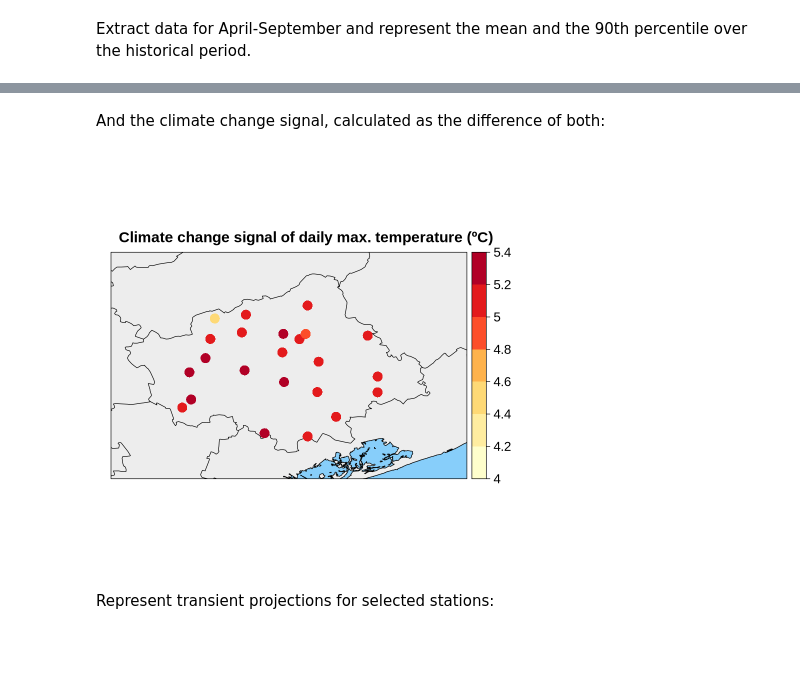
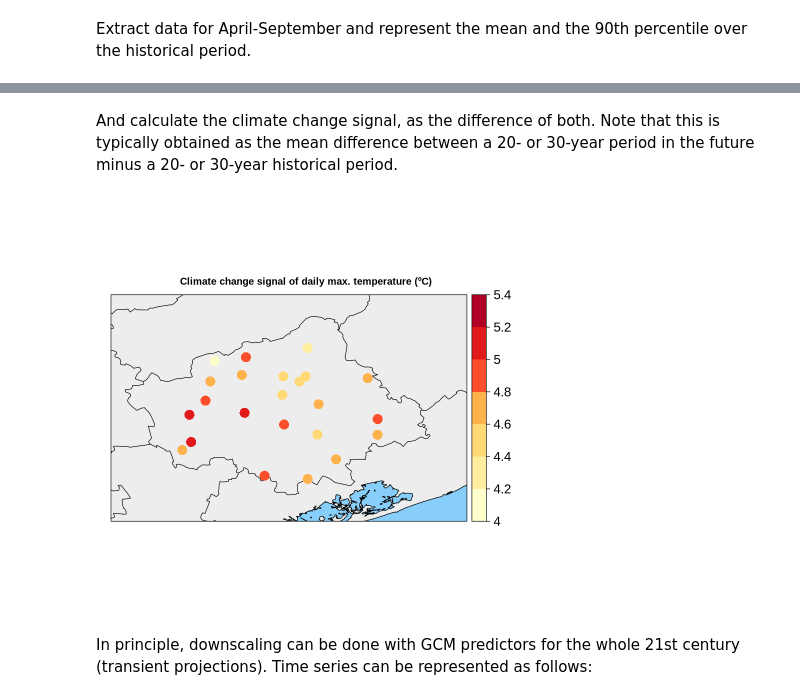
Before and after one commit to SantanderMetGroup/ESD_ProseccoDOCG, a Jupyter notebook: notebooks/script03_downscaling_GCM.ipynb, the cells around one changed output, grey strips where cells are left out. Drawn from its saved outputs; the diff is of its cells as text; code cells hidden in the pictures; blank space fills up the shorter version.

```diff
--- a/notebooks/script03_downscaling_GCM.ipynb
+++ b/notebooks/script03_downscaling_GCM.ipynb
@@ -116,3 +118,15 @@ load(paste0(work.dir,"/CMIP5-subset_MPI-ESM-MR_r1i1p1_rcp85_P8predictors_2deg_19
+# %%
+# For the observations
+tasmax_obs <- subsetGrid(tasmax_obs, years=1991:2000)
+tasmin_obs <- subsetGrid(tasmin_obs, years=1991:2000)
+tasmean_obs <- subsetGrid(tasmean_obs, years=1991:2000)
+pr_obs <- subsetGrid(pr_obs, years=1991:2000)
+hurs_obs <- subsetGrid(hurs_obs, years=1991:2000)
+# For the ERA5 predictors
+x <- subsetGrid(x, years=1991:2000)
+# For the GCM predictors
+x_hist <- subsetGrid(x_hist, years=2001:2005)
+x_rcp <- subsetGrid(x_rcp, years=2071:2075)
 # %% [markdown]
 ### Prepare GCM data
 
@@ -226,5 +244,5 @@ Represent the projected downscaled values for a 30-year period by the end of the
 # %%
-tasmax_down_rcp_subset <- subsetGrid(tasmax_down_rcp, years=2071:2100, season=4:9)
+tasmax_down_rcp_subset <- subsetGrid(tasmax_down_rcp, season=4:9)
 tasmax_down_rcp_mean <- climatology(tasmax_down_rcp_subset)
 
 bk <-  seq(17,35,2)
@@ -236,6 +254,6 @@ spatialPlot(makeMultiGrid(tasmax_down_hist_mean, tasmax_down_rcp_mean, skip.temp
     par.settings = list(panel.background=list(col="lightskyblue")),
     col.regions = cmap, set.min = min(bk), set.max = max(bk),
     cuts = bk, main = list(label="Downscaled daily max. temperature (April-Sep)", cex=1.5),
-    par.strip.text = list(cex = 1), as.table=TRUE, names.attr=c("Historical","RCP8.5 (2071-2100)"), layout= c(2,1),
+    par.strip.text = list(cex = 1), as.table=TRUE, names.attr=c("Historical (2001-2005)","RCP8.5 (2071-2075)"), layout= c(2,1),
     colorkey = list(right = list(fun = draw.colorkey, args = list(key = list(at =bk, col = cmap, labels = list(at = bk,cex=1.3,labels = bk))))))
 # %% [output]
@@ -246,23 +264,23 @@ spatialPlot(makeMultiGrid(tasmax_down_hist_mean, tasmax_down_rcp_mean, skip.temp
 # %% [markdown]
-And the climate change signal, calculated as the difference of both:
+And calculate the climate change signal, as the difference of both. Note that this is typically obtained as the mean difference between a 20- or 30-year period in the future minus a 20- or 30-year historical period.
 # %%
 tasmax_down_ccs <- gridArithmetics(tasmax_down_rcp_mean, tasmax_down_hist_mean, operator = "-")
 # %%
 bk <-  seq(4,5.4,0.2)
 cmap.nbins <- length(bk)  # number of bins in colorbar
 cols <- colorRampPalette(brewer.pal(8,"YlOrRd"))
 cmap <- cols(cmap.nbins)
 spatialPlot(tasmax_down_ccs, cex=2, xlim=lons, ylim=lats,
     backdrop.theme = "none",  sp.layout = list(sh, col = "black", fill="grey93"),
     par.settings = list(panel.background=list(col="lightskyblue")),
     col.regions = cmap, set.min = min(bk), set.max = max(bk),
-    cuts = bk, main = list(label="Climate change signal of daily max. temperature (ºC)", cex=1.5),
+    cuts = bk, main = list(label="Climate change signal of daily max. temperature (ºC)", cex=1),
     par.strip.text = list(cex = 1),
     colorkey = list(right = list(fun = draw.colorkey, args = list(key = list(at =bk, col = cmap, labels = list(at = bk,cex=1.3,labels = bk))))))
 # %% [output]
-[figure, old version]
+[figure, new version]
 # %% [markdown]
-Represent transient projections for selected stations:
+In principle, downscaling can be done with GCM predictors for the whole 21st century (transient projections). Time series can be represented as follows:
 # %%
 tasmax_down <- bindGrid(tasmax_down_hist, tasmax_down_rcp, dimension="time")
 tasmax_down_agg <- aggregateGrid(subsetGrid(tasmax_down, season=4:9), aggr.y = list(FUN = mean, na.rm = TRUE))
```
Also changed, not shown: parts of 28 cells of this notebook, 1 other file.
